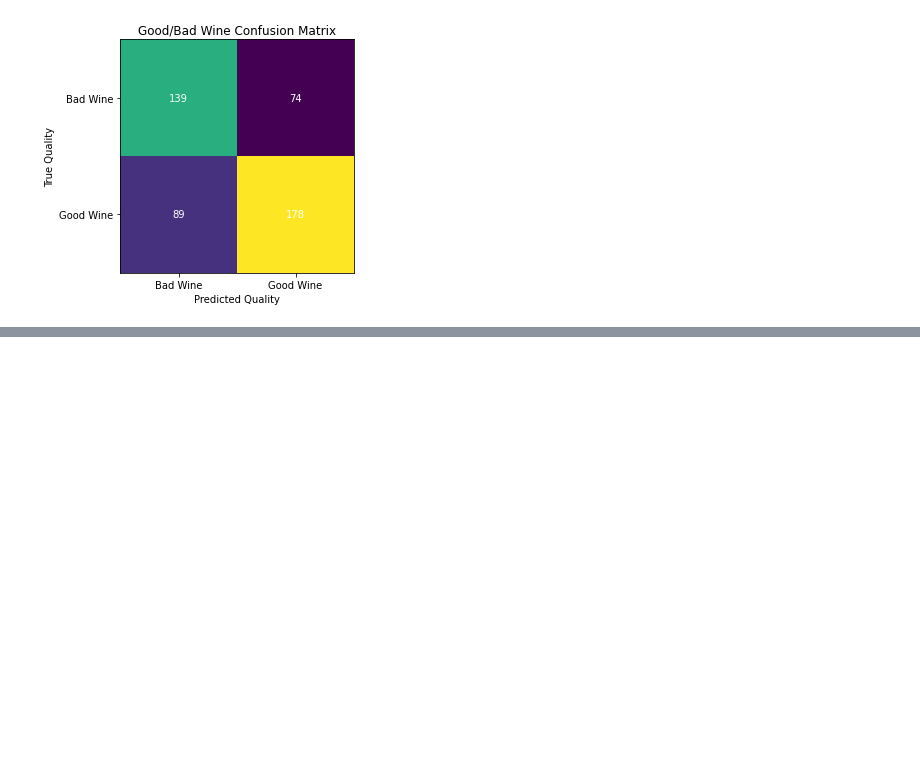
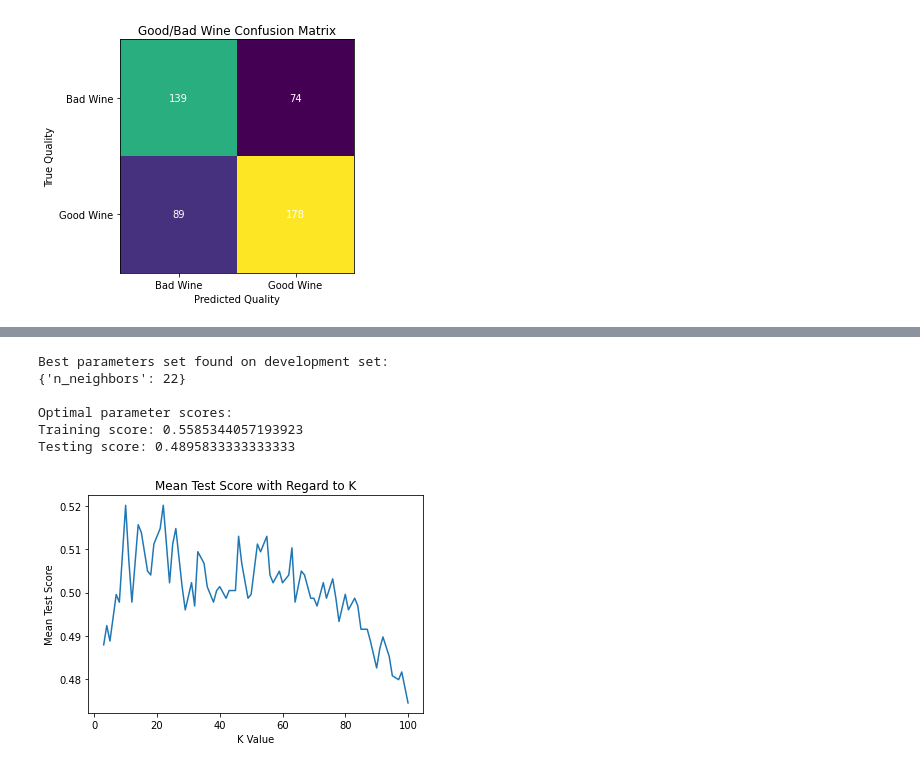
Before and after one commit to DMitchellBlack/ESE417_Final_Project, a Jupyter notebook: Final Project.ipynb, the cells around one changed output, grey strips where cells are left out. Saved outputs shown, nothing was run; the diff lists cells and outputs as text; code cells hidden in the pictures; blank space fills up the shorter version.

```diff
--- a/Final Project.ipynb
+++ b/Final Project.ipynb
@@ -114,5 +119,4 @@ create_confusion_matrix(c_matrix)
 # %%
-k_possibilities = [3, 5, 10, 15, 20, 30, 40, 50, 80, 100]
 k_possibilities = np.linspace(3, 100, 70, dtype="int_")
 param = {"n_neighbors": k_possibilities}
 knn_grid = GridSearchCV(
@@ -159,0 +171,7 @@ create_confusion_matrix(c_matrix)
+# %%
+X_train, X_test, y_train, y_test = train_test_split(X, y, test_size=TS, random_state=RS)
+knn_grid = GridSearchCV(
+    KNeighborsClassifier(metric="euclidean"),
+    param_grid=param
+)
+knn_grid.fit(X_train, y_train)
@@ -159,0 +186,24 @@ create_confusion_matrix(c_matrix)
+# %%
+print("Best parameters set found on development set:")
+print(knn_grid.best_params_)
+print()
+
+# Training and Testing Accuracy
+print("Optimal parameter scores:")
+print(f"Training score: {knn_grid.score(X_train, y_train)}")
+print(f"Testing score: {knn_grid.score(X_test, y_test)}")
+# %% [output]
+Best parameters set found on development set:
+{'n_neighbors': 22}
+
+Optimal parameter scores:
+Training score: 0.5585344057193923
+Testing score: 0.4895833333333333
+# %%
+plt.plot(k_possibilities, knn_grid.cv_results_["mean_test_score"])
+plt.xlabel("K Value")
+plt.ylabel("Mean Test Score")
+plt.title("Mean Test Score with Regard to K")
+plt.show()
+# %% [output]
+[figure, added]
```
Also changed, not shown: parts of 8 cells of this notebook, 2 other files.
